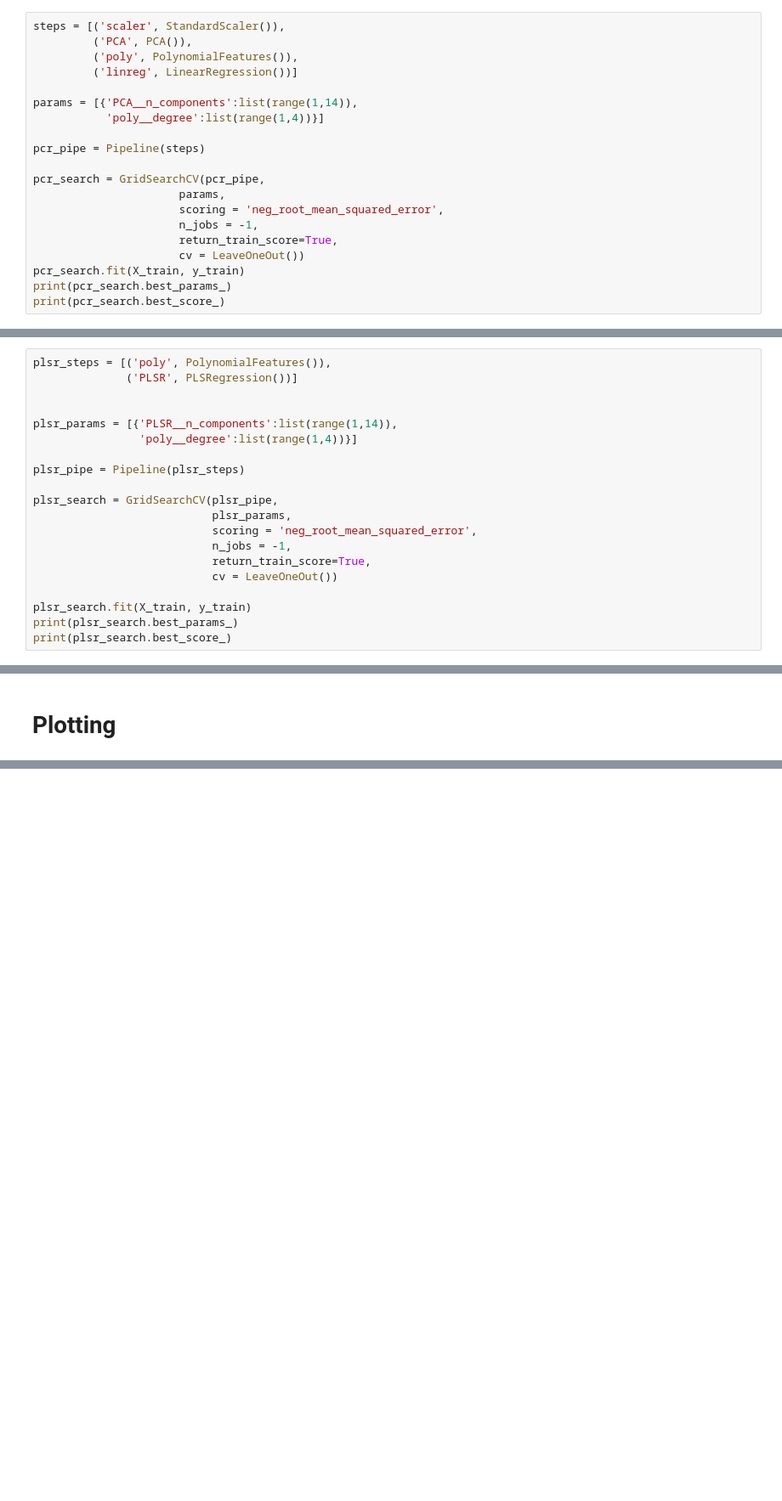
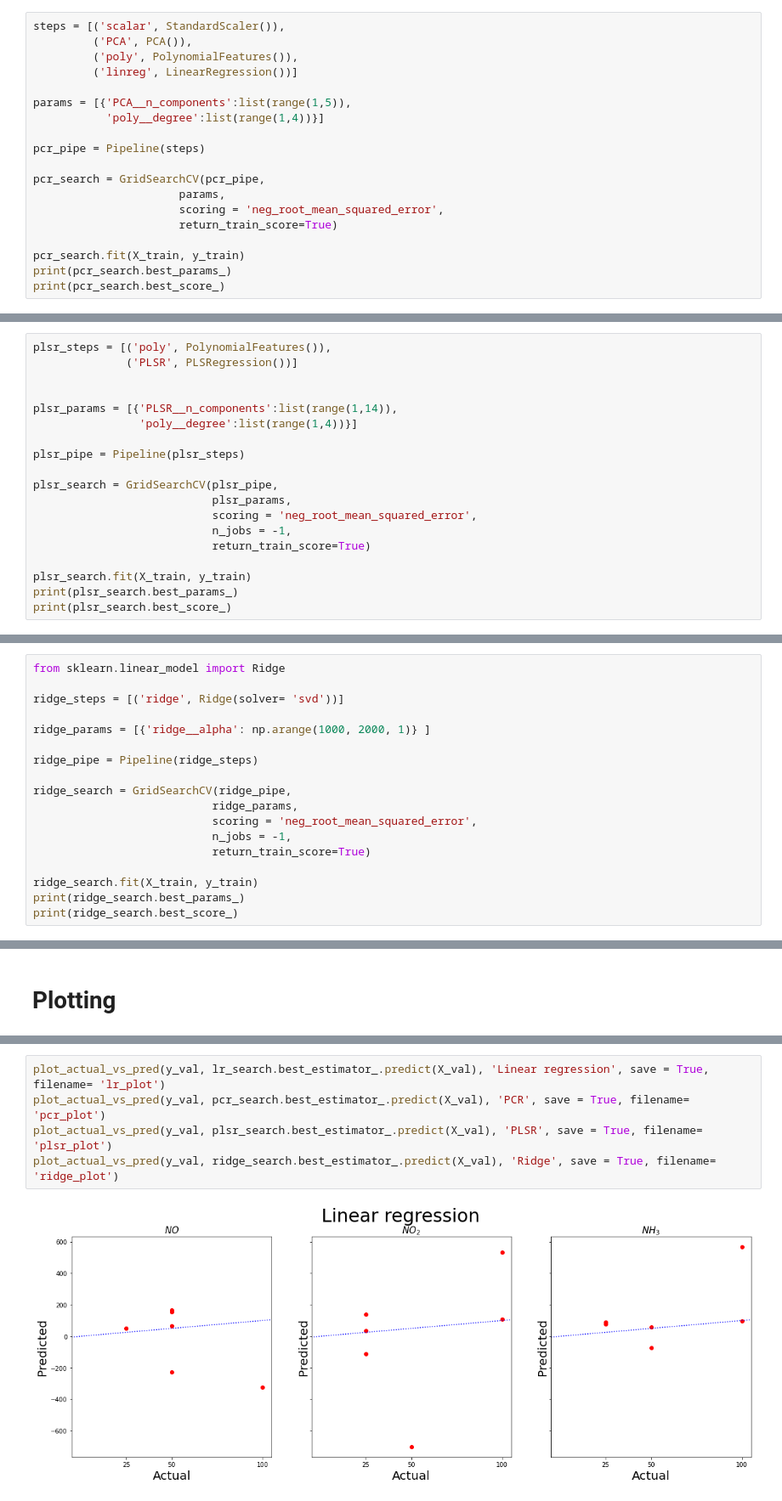
Before and after one commit to cosmourao/thesis, a Jupyter notebook: code/dummy_regression.ipynb, the cells around one changed output, grey strips where cells are left out. Shown: that part at 85% size. Saved outputs shown, nothing was run; the diff lists cells and outputs as text; blank space fills up the shorter version.

```diff
--- a/code/dummy_regression.ipynb
+++ b/code/dummy_regression.ipynb
@@ -98,12 +117,12 @@ plt.show()
 # %% [markdown]
 # Principal Components Regression - PCR
 # %%
-steps = [('scaler', StandardScaler()),
+steps = [('scalar', StandardScaler()),
          ('PCA', PCA()),
          ('poly', PolynomialFeatures()),
          ('linreg', LinearRegression())]
 
-params = [{'PCA__n_components':list(range(1,14)),
+params = [{'PCA__n_components':list(range(1,5)),
            'poly__degree':list(range(1,4))}]
 
 pcr_pipe = Pipeline(steps)
@@ -111,9 +130,8 @@ pcr_pipe = Pipeline(steps)
 pcr_search = GridSearchCV(pcr_pipe,
                       params,
                       scoring = 'neg_root_mean_squared_error',
-                      n_jobs = -1,
-                      return_train_score=True,
-                      cv = LeaveOneOut())
+                      return_train_score=True)
+
 pcr_search.fit(X_train, y_train)
 print(pcr_search.best_params_)
 print(pcr_search.best_score_)
@@ -149,8 +162,7 @@ plsr_search = GridSearchCV(plsr_pipe,
                            plsr_params,
                            scoring = 'neg_root_mean_squared_error',
                            n_jobs = -1,
-                           return_train_score=True,
-                           cv = LeaveOneOut())
+                           return_train_score=True)
 
 plsr_search.fit(X_train, y_train)
 print(plsr_search.best_params_)
@@ -174,2 +181,20 @@ plt.show()
 # %% [markdown]
 # Ridge Regression
+# %%
+from sklearn.linear_model import Ridge
+
+ridge_steps = [('ridge', Ridge(solver= 'svd'))]
+
+ridge_params = [{'ridge__alpha': np.arange(1000, 2000, 1)} ]
+
+ridge_pipe = Pipeline(ridge_steps)
+
+ridge_search = GridSearchCV(ridge_pipe,
+                           ridge_params,
+                           scoring = 'neg_root_mean_squared_error',
+                           n_jobs = -1,
+                           return_train_score=True)
+
+ridge_search.fit(X_train, y_train)
+print(ridge_search.best_params_)
+print(ridge_search.best_score_)
@@ -187,0 +206,7 @@ plot_actual_vs_pred(y_val, plsr_y_pred, 'Partial Least Squares Regression')
+# %%
+plot_actual_vs_pred(y_val, lr_search.best_estimator_.predict(X_val), 'Linear regression', save = True, filename= 'lr_plot')
+plot_actual_vs_pred(y_val, pcr_search.best_estimator_.predict(X_val), 'PCR', save = True, filename= 'pcr_plot')
+plot_actual_vs_pred(y_val, plsr_search.best_estimator_.predict(X_val), 'PLSR', save = True, filename= 'plsr_plot')
+plot_actual_vs_pred(y_val, ridge_search.best_estimator_.predict(X_val), 'Ridge', save = True, filename= 'ridge_plot')
+# %% [output]
+[figure, added]
```
Also changed, not shown: parts of 18 cells of this notebook, 10 other files.
